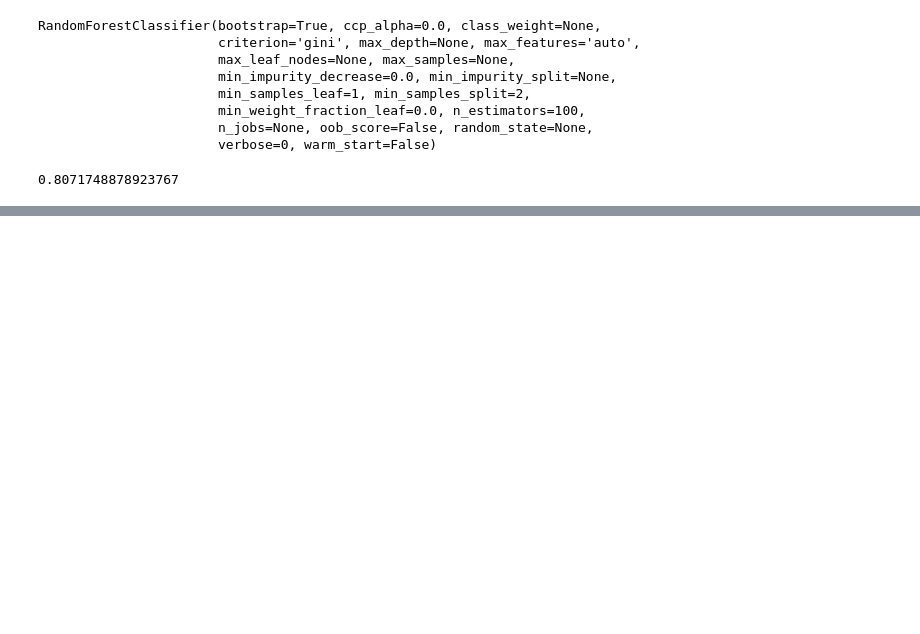
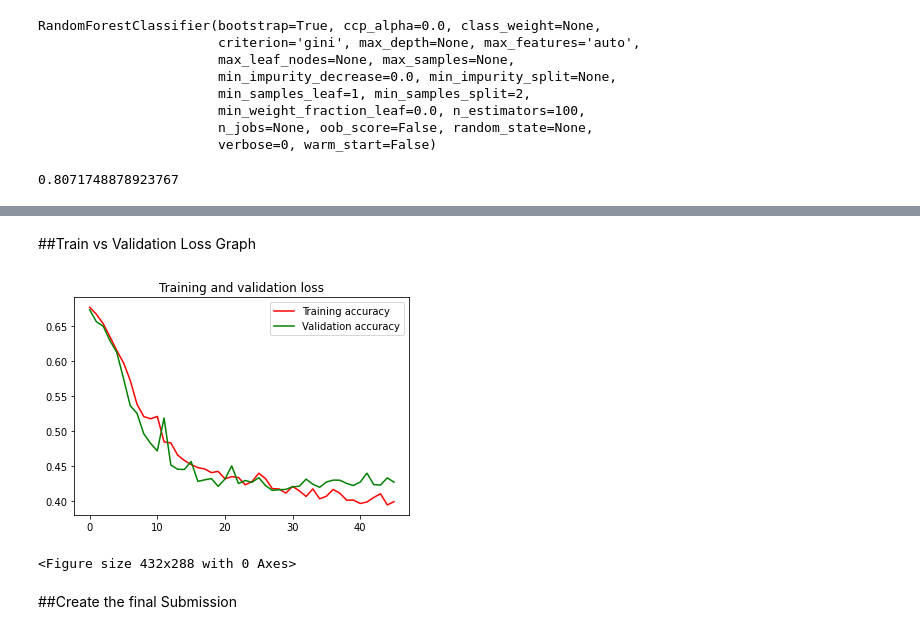
Before and after one commit to jay24rajput/Titanic-Prediction, a Jupyter notebook: Titanic.ipynb, the cells around one changed output, grey strips where cells are left out. Saved outputs shown, nothing was run; the diff lists cells and outputs as text; code cells hidden in the pictures; blank space fills up the shorter version.

```diff
--- a/Titanic.ipynb
+++ b/Titanic.ipynb
@@ -321,0 +411,14 @@ data.to_csv('submission.csv', index = False)
+# %% [markdown]
+##Train vs Validation Loss Graph
+# %%
+plt.plot(epochs, loss, 'r', label='Training accuracy')
+plt.plot(epochs, val_loss, 'g', label='Validation accuracy')
+plt.title('Training and validation loss')
+plt.legend(loc=0)
+plt.figure()
+
+
+plt.show()
+# %% [output]
+[figure, added]
+<Figure size 432x288 with 0 Axes>
@@ -321,0 +427,2 @@ data.to_csv('submission.csv', index = False)
+# %% [markdown]
+##Create the final Submission
```
Also changed, not shown: parts of 24 cells of this notebook.
